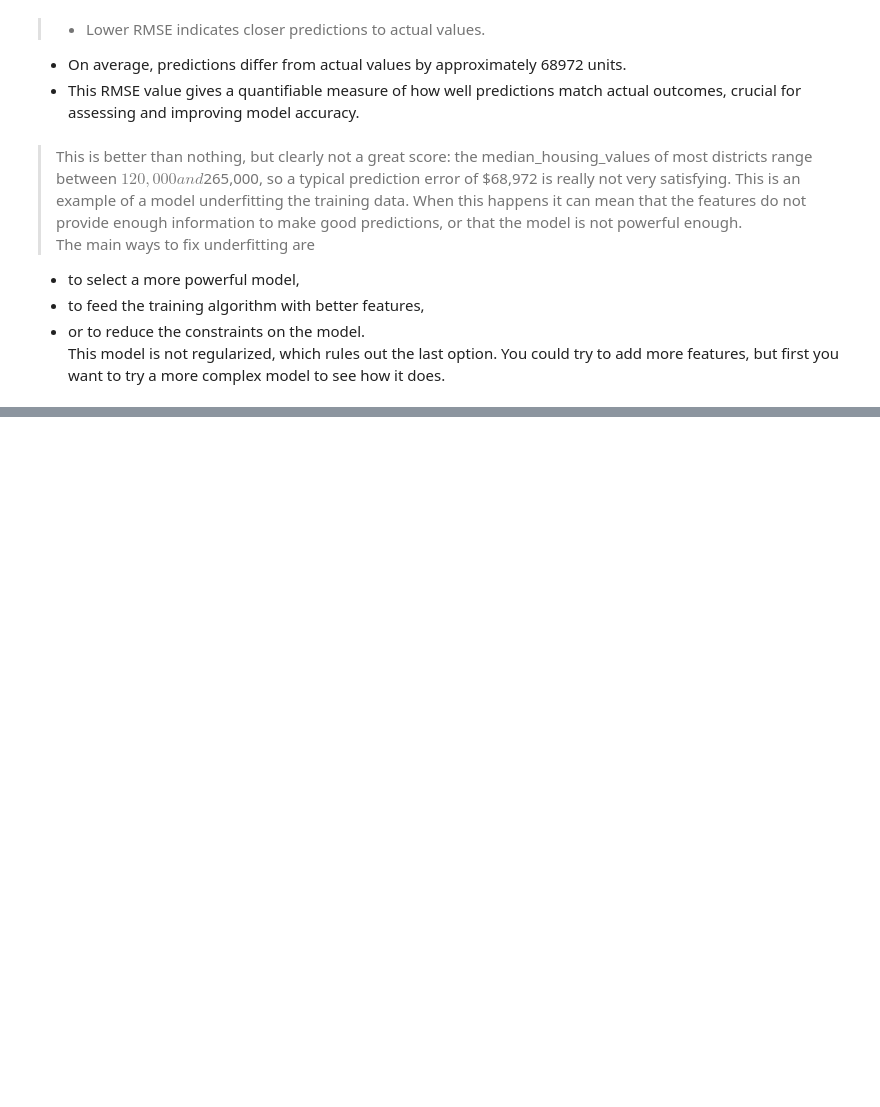
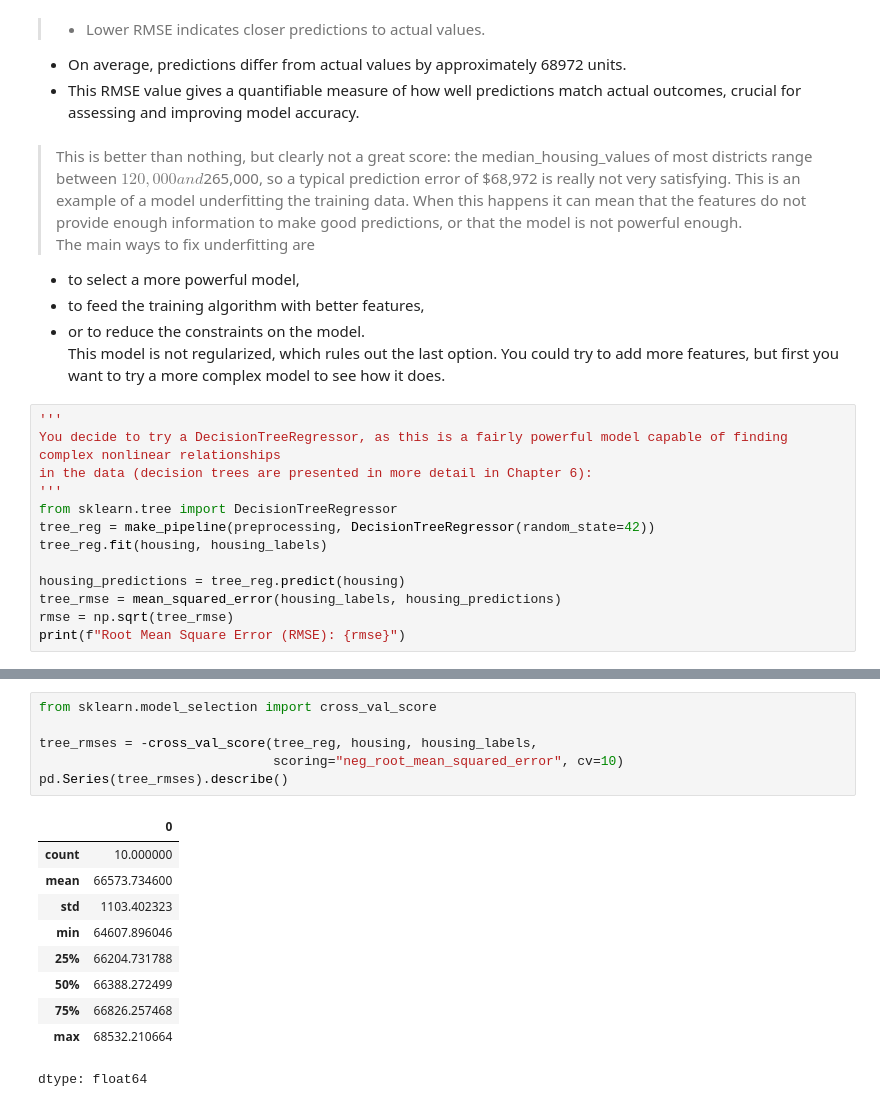
Before and after one commit to srikanthkote/ml-playground, a Jupyter notebook: housing_data_xplore.ipynb, the cells around one changed output, grey strips where cells are left out. Saved outputs shown, nothing was run; the diff lists cells and outputs as text; blank space fills up the shorter version.

```diff
--- a/housing_data_xplore.ipynb
+++ b/housing_data_xplore.ipynb
@@ -800,3 +827,16 @@ Root Mean Square Error (RMSE): 68972.88910758484
 - to feed the training algorithm with better features,
 - or to reduce the constraints on the model.
 <br>This model is not regularized, which rules out the last option. You could try to add more features, but first you want to try a more complex model to see how it does.
+# %%
+'''
+You decide to try a DecisionTreeRegressor, as this is a fairly powerful model capable of finding complex nonlinear relationships
+in the data (decision trees are presented in more detail in Chapter 6):
+'''
+from sklearn.tree import DecisionTreeRegressor
+tree_reg = make_pipeline(preprocessing, DecisionTreeRegressor(random_state=42))
+tree_reg.fit(housing, housing_labels)
+
+housing_predictions = tree_reg.predict(housing)
+tree_rmse = mean_squared_error(housing_labels, housing_predictions)
+rmse = np.sqrt(tree_rmse)
+print(f"Root Mean Square Error (RMSE): {rmse}")
@@ -802,0 +849,17 @@ Root Mean Square Error (RMSE): 68972.88910758484
+# %%
+from sklearn.model_selection import cross_val_score
+
+tree_rmses = -cross_val_score(tree_reg, housing, housing_labels,
+                              scoring="neg_root_mean_squared_error", cv=10)
+pd.Series(tree_rmses).describe()
+# %% [output]
+|  | 0 |
+| count | 10.000000 |
+| mean | 66573.734600 |
+| std | 1103.402323 |
+| min | 64607.896046 |
+| 25% | 66204.731788 |
+| 50% | 66388.272499 |
+| 75% | 66826.257468 |
+| max | 68532.210664 |
+dtype: float64
```
Also changed, not shown: parts of 10 cells of this notebook.
